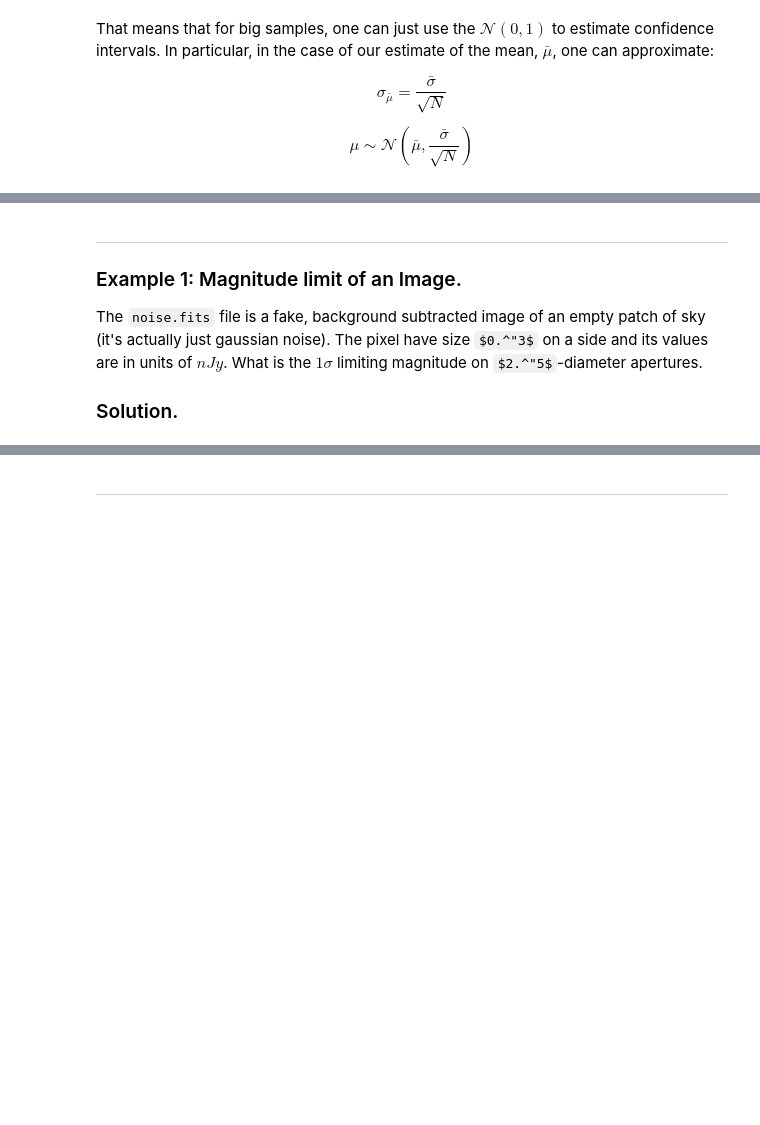
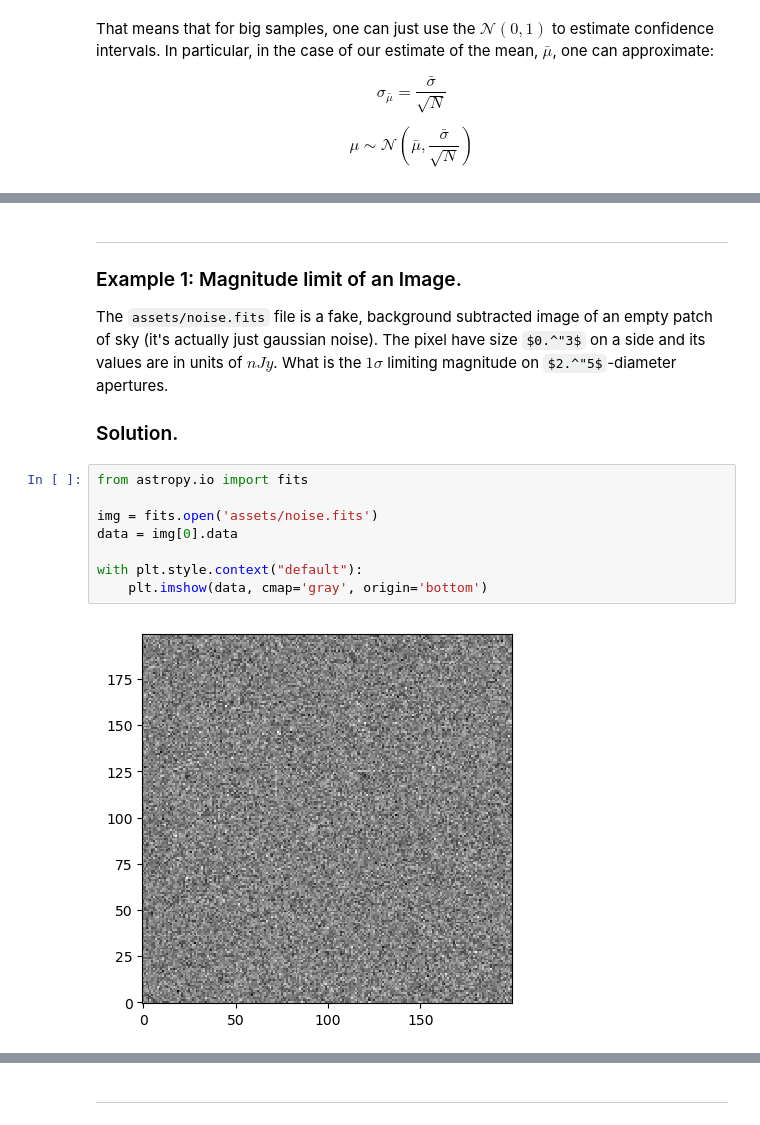
Before and after one commit to thevalentino/AS450-astroinformatica, a Jupyter notebook: 01-Statistics for Astronomers.ipynb, the cells around one changed output, grey strips where cells are left out. Cells and saved outputs as stored; diff of their text form; some formulas as TeX source; blank space fills up the shorter version.

```diff
--- a/01-Statistics for Astronomers.ipynb
+++ b/01-Statistics for Astronomers.ipynb
@@ -551,6 +564,16 @@ $$\mu \sim \mathcal{N}\left(\bar{\mu}, \frac{\bar{\sigma}}{\sqrt{N}}\right)$$
 
 ### Example 1: Magnitude limit of an Image.
 
-The `noise.fits` file is a fake, background subtracted image of an empty patch of sky (it's actually just gaussian noise). The pixel have size $0.^"3$ on a side and its values are in units of $nJy$. What is the $1\sigma$ limiting magnitude on $2.^"5$-diameter apertures.
+The `assets/noise.fits` file is a fake, background subtracted image of an empty patch of sky (it's actually just gaussian noise). The pixel have size $0.^"3$ on a side and its values are in units of $nJy$. What is the $1\sigma$ limiting magnitude on $2.^"5$-diameter apertures.
 
 ### Solution.
+# %%
+from astropy.io import fits
+
+img = fits.open('assets/noise.fits')
+data = img[0].data
+
+with plt.style.context("default"):
+    plt.imshow(data, cmap='gray', origin='bottom')
+# %% [output]
+[figure, added]
```
Also changed, not shown: parts of 10 cells of this notebook.
